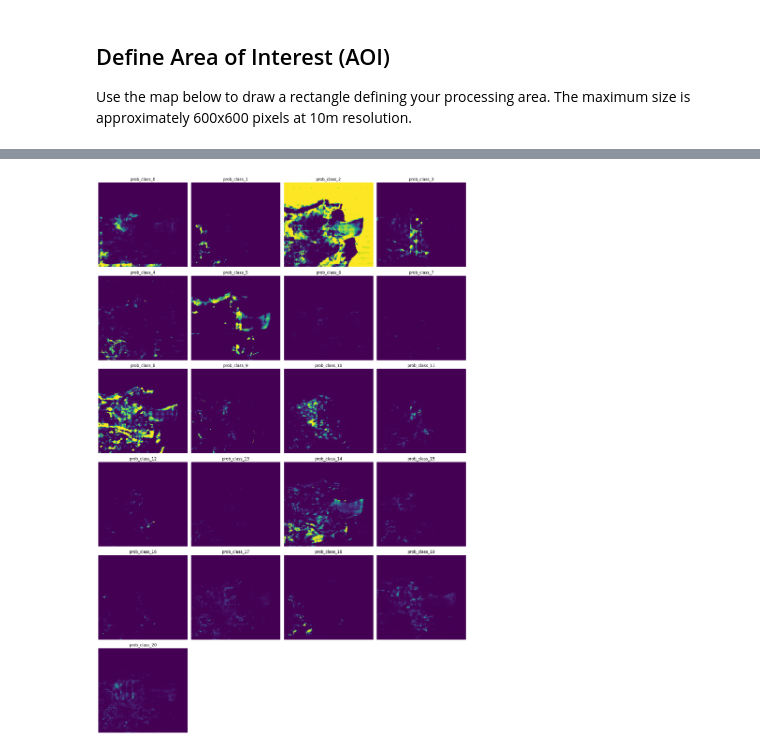
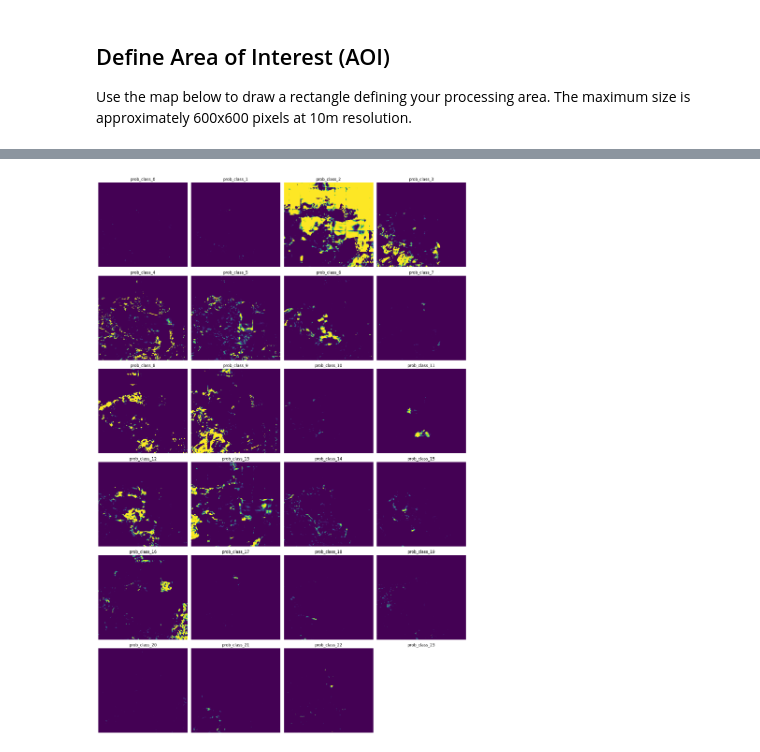
Before and after one commit to masolele/WAC, a Jupyter notebook: openEO/inference/comcrop_onnx_hv.ipynb, the cells around one changed output, grey strips where cells are left out. Cells and saved outputs as stored; diff of their text form; code cells hidden in the pictures.

Commit message:
working example with dynamic model, added model name as input parameter

```diff
--- a/openEO/inference/comcrop_onnx_hv.ipynb
+++ b/openEO/inference/comcrop_onnx_hv.ipynb
@@ -84,31 +105,31 @@ job.get_results().download_files(OUTPUT_FILE_ROI)
 # %%
 
 
 import matplotlib.pyplot as plt
 import xarray as xr
 # Load dataset
-ds = xr.open_dataset("C:/Git_projects/WAC/production/prediction/input_testj-250723074702440b973b7c2c8ed86abb/openEO.nc")
+ds = xr.open_dataset("C:/Git_projects/WAC/production/prediction/input_testj-25072313094043c6aa6fb2d7184d147a/openEO.nc")
 
 # Filter only variables with dimensions (t, y, x)
 variables_to_plot = [var for var in ds.data_vars if {'t', 'y', 'x'}.issubset(ds[var].dims)]
 
 n = len(variables_to_plot)
 ncols = 4  # adjust based on how wide you want the figure
 nrows = -(-n // ncols)  # ceiling division
 
 fig, axes = plt.subplots(nrows=nrows, ncols=ncols, figsize=(4*ncols, 4*nrows))
 
 for i, var in enumerate(variables_to_plot):
     ax = axes.flat[i]
     ds[var].isel(t=0).plot(ax=ax, add_colorbar=False)
     ax.set_title(var)
     ax.axis('off')
 
 # Hide any unused subplots
 for j in range(i + 1, len(axes.flat)):
     axes.flat[j].axis('off')
 
 plt.tight_layout()
 plt.show()
 # %% [output]
-[figure, old version]
+[figure, new version]
```
Also changed, not shown: parts of 4 cells of this notebook, 7 other files.
